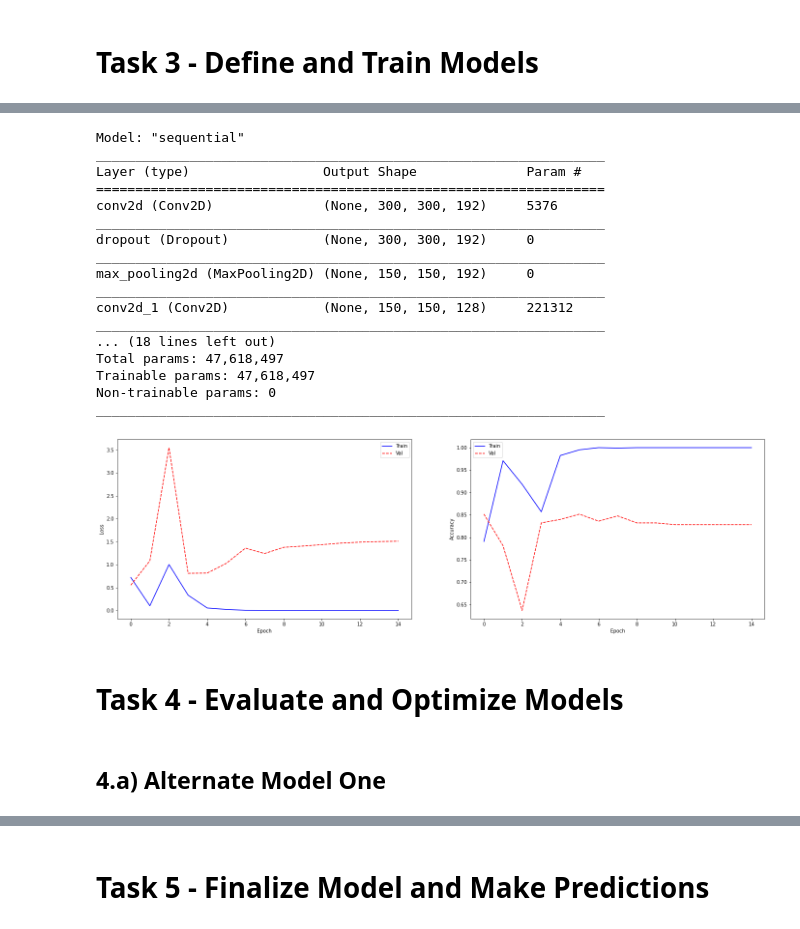
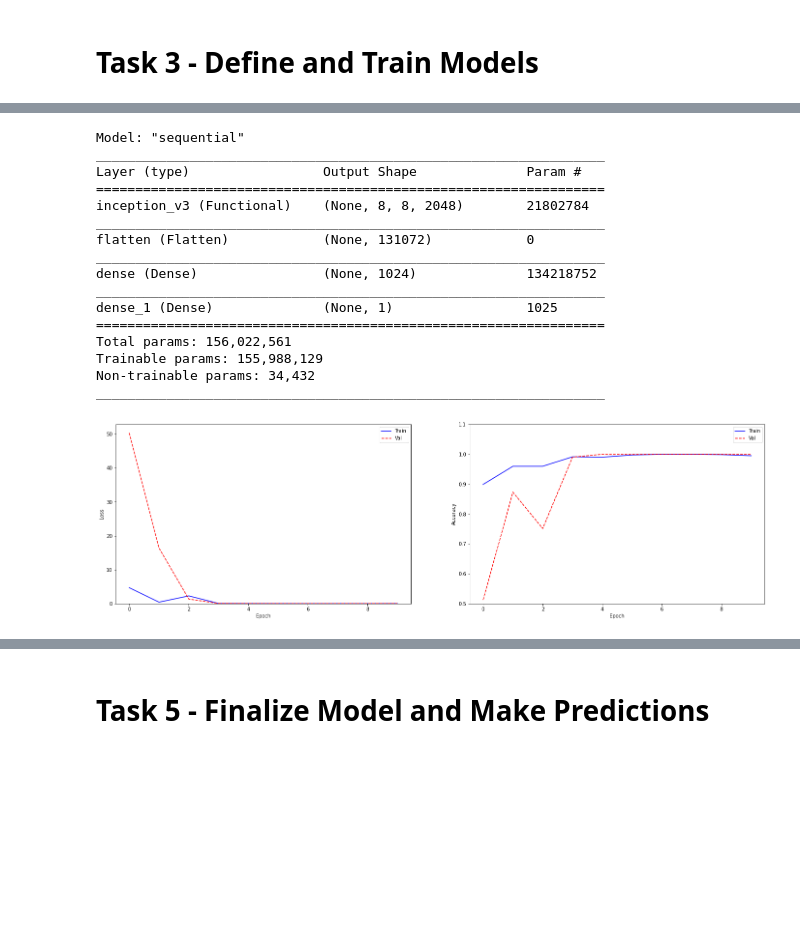
Before and after one commit to daines-analytics/deep-learning-projects, a Jupyter notebook: _py-project-templates/py_tensorflow_binaryclass_image_classification_example.ipynb, the cells around one changed output, grey strips where cells are left out. Saved outputs shown, nothing was run; the diff lists cells and outputs as text; code cells hidden in the pictures; blank space fills up the shorter version.

```diff
--- a/_py-project-templates/py_tensorflow_binaryclass_image_classification_example.ipynb
+++ b/_py-project-templates/py_tensorflow_binaryclass_image_classification_example.ipynb
@@ -404,0 +316,13 @@ def create_nn_model(conv1_filters=192, conv2_filters=128, conv3_filters=64, conv
+# %%
+# Define the baseline model for benchmarking
+def create_nn_model(input_param=INPUT_IMAGE_SHAPE, output_param=NUM_CLASSES, dense_nodes=1024,
+                    init_param=DEFAULT_INITIALIZER, classifier_activation=CLASSIFIER_ACTIVATION,
+                    loss_param=DEFAULT_LOSS, opt_param=DEFAULT_OPTIMIZER, metrics_param=DEFAULT_METRICS):
+    base_model = keras.applications.inception_v3.InceptionV3(include_top=False, weights='imagenet', input_shape=input_param)
+    nn_model = keras.models.Sequential()
+    nn_model.add(base_model)
+    nn_model.add(keras.layers.Flatten())
+    nn_model.add(keras.layers.Dense(dense_nodes, activation='relu', kernel_initializer=init_param)),
+    nn_model.add(keras.layers.Dense(output_param, activation=classifier_activation, kernel_initializer=init_param))
+    nn_model.compile(loss=loss_param, optimizer=opt_param, metrics=metrics_param)
+    return nn_model
@@ -405,16 +403,15 @@ def create_nn_model(conv1_filters=192, conv2_filters=128, conv3_filters=64, conv
 # %%
 # Initialize the neural network model and get the training results for plotting graph
-startTimeModule = datetime.now()
-learning_rate_reduction = ReduceLROnPlateau(monitor='val_accuracy', patience = 2, verbose=1, factor=0.5, min_lr=0.00001)
-reset_random(seedNum)
-nn_model_0 = create_nn_model()
-nn_model_history = nn_model_0.fit(
-    training_generator,
-    steps_per_epoch=len(training_generator),
-	validation_data=validation_generator,
-    validation_steps=len(validation_generator),
-    epochs=default_epoch,
-    callbacks=[learning_rate_reduction],
-    verbose=1)
-print('Total time for model fitting:', (datetime.now() - startTimeModule))
+start_time_module = datetime.now()
+learning_rate_reduction = ReduceLROnPlateau(monitor='val_accuracy', patience=2, verbose=1, factor=0.5, min_lr=0.000001)
+TUNE_OPTIMIZER = tf.keras.optimizers.Adam(learning_rate=0.0005)
+tf.keras.backend.clear_session()
+reset_random()
+tune_model = create_nn_model(opt_param=TUNE_OPTIMIZER)
+tune_model_history = tune_model.fit(training_generator,
+                                    epochs=MAX_EPOCHS,
+                                    validation_data=validation_generator,
+                                    callbacks=[learning_rate_reduction],
+                                    verbose=1)
+print('Total time for model fitting:', (datetime.now() - start_time_module))
 # %% [output]
@@ -438,25 +435,24 @@ Total time for model fitting: 0:02:25.701927
 # %%
-nn_model_0.summary()
+tune_model.summary()
 # %% [output]
 Model: "sequential"
 _________________________________________________________________
 Layer (type)                 Output Shape              Param #
 =================================================================
-conv2d (Conv2D)              (None, 300, 300, 192)     5376
+inception_v3 (Functional)    (None, 8, 8, 2048)        21802784
 _________________________________________________________________
-dropout (Dropout)            (None, 300, 300, 192)     0
+flatten (Flatten)            (None, 131072)            0
 _________________________________________________________________
-max_pooling2d (MaxPooling2D) (None, 150, 150, 192)     0
+dense (Dense)                (None, 1024)              134218752
 _________________________________________________________________
-conv2d_1 (Conv2D)            (None, 150, 150, 128)     221312
+dense_1 (Dense)              (None, 1)                 1025
+=================================================================
+Total params: 156,022,561
+Trainable params: 155,988,129
+Non-trainable params: 34,432
 _________________________________________________________________
-... (18 lines left out)
-Total params: 47,618,497
-Trainable params: 47,618,497
-Non-trainable params: 0
-_________________________________________________________________
 # %%
-plot_metrics(nn_model_history)
+plot_metrics(tune_model_history)
 # %% [output]
-[figure, old version]
+[figure, new version]
 # %%
@@ -464,2 +459,0 @@ if notifyStatus: status_notify('(TensorFlow Binary Classification) Task 3 - Defi
-# %% [markdown]
-# Task 4 - Evaluate and Optimize Models
@@ -468,2 +459,0 @@ if notifyStatus: status_notify('(TensorFlow Binary Classification) Task 4 - Eval
-# %% [markdown]
-## 4.a) Alternate Model One
```
Also changed, not shown: parts of 59 cells of this notebook, 1 other file.
